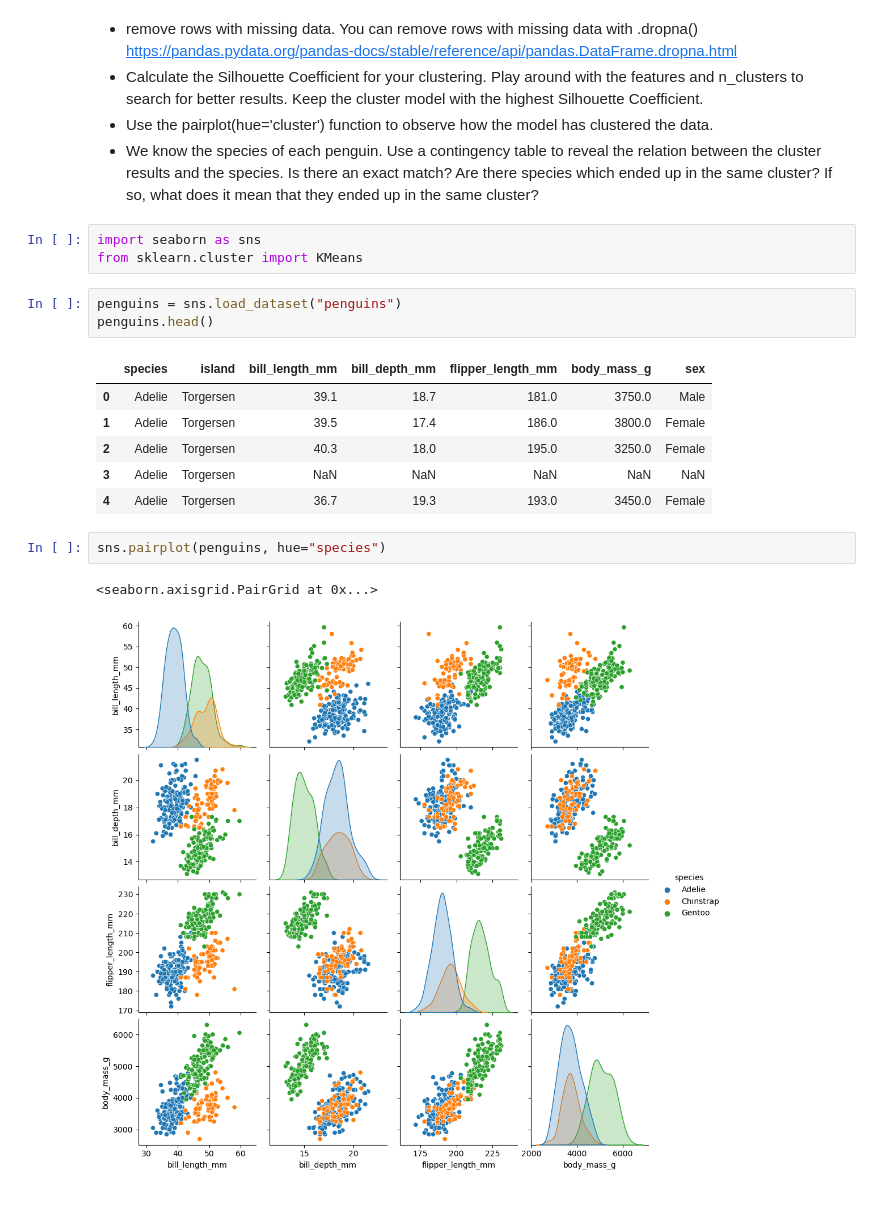
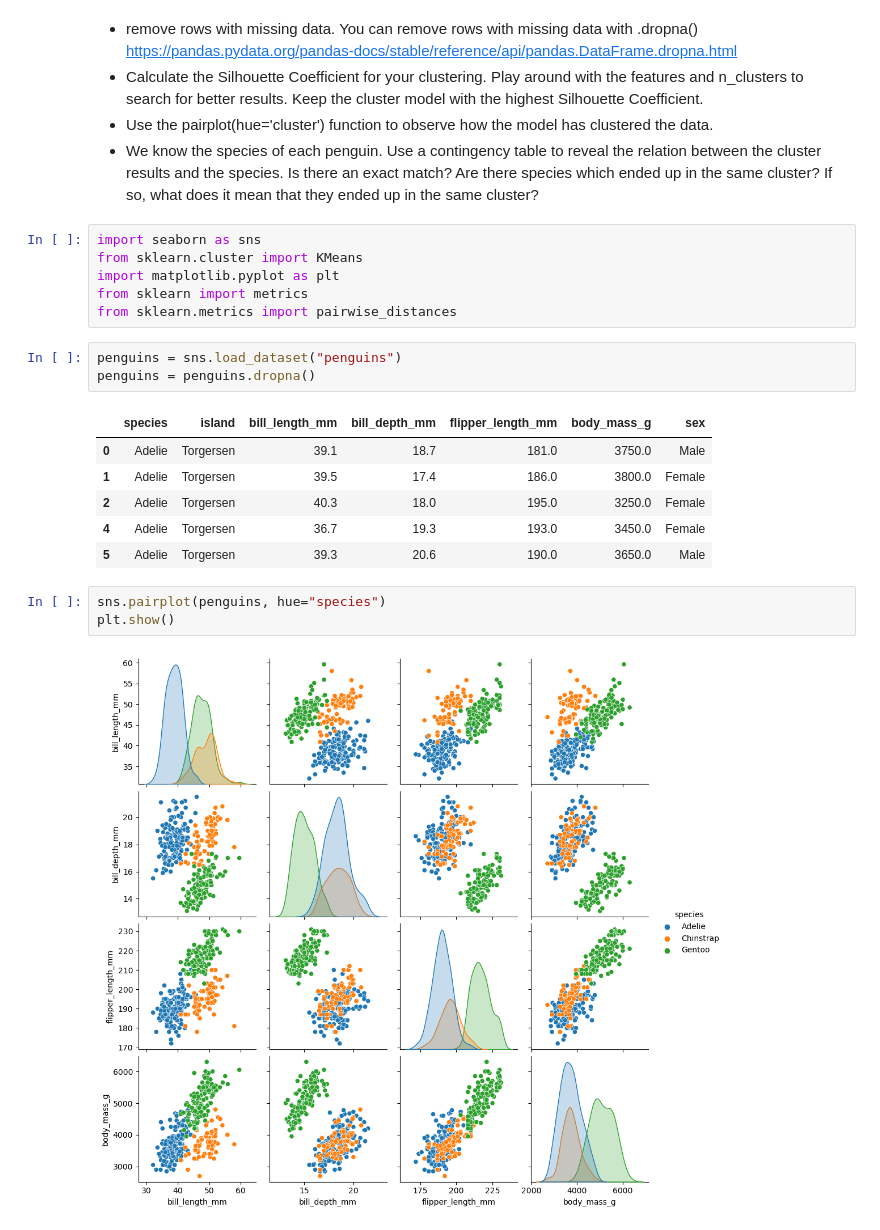
Before and after one commit to martijnschermers/intro-data-science, a Jupyter notebook: assignments/assignment-19.ipynb, the cells around one changed output. Saved outputs shown, nothing was run; the diff lists cells and outputs as text; blank space fills up the shorter version.

```diff
--- a/assignments/assignment-19.ipynb
+++ b/assignments/assignment-19.ipynb
@@ -12,20 +12,23 @@
 # %%
 import seaborn as sns
 from sklearn.cluster import KMeans
+import matplotlib.pyplot as plt
+from sklearn import metrics
+from sklearn.metrics import pairwise_distances
 # %%
 penguins = sns.load_dataset("penguins")
-penguins.head()
+penguins = penguins.dropna()
 # %% [output]
 |  | species | island | bill_length_mm | bill_depth_mm | flipper_length_mm | body_mass_g | sex |
 | 0 | Adelie | Torgersen | 39.1 | 18.7 | 181.0 | 3750.0 | Male |
 | 1 | Adelie | Torgersen | 39.5 | 17.4 | 186.0 | 3800.0 | Female |
 | 2 | Adelie | Torgersen | 40.3 | 18.0 | 195.0 | 3250.0 | Female |
-| 3 | Adelie | Torgersen | NaN | NaN | NaN | NaN | NaN |
 | 4 | Adelie | Torgersen | 36.7 | 19.3 | 193.0 | 3450.0 | Female |
+| 5 | Adelie | Torgersen | 39.3 | 20.6 | 190.0 | 3650.0 | Male |
 # %%
 sns.pairplot(penguins, hue="species")
+plt.show()
 # %% [output]
-<seaborn.axisgrid.PairGrid at 0x...>
-[figure, old version]
+[figure, new version]
 # %%
 features = ['bill_length_mm','bill_depth_mm','flipper_length_mm', 'body_mass_g']
```
Also changed, not shown: parts of 5 cells of this notebook, 8 other files.
